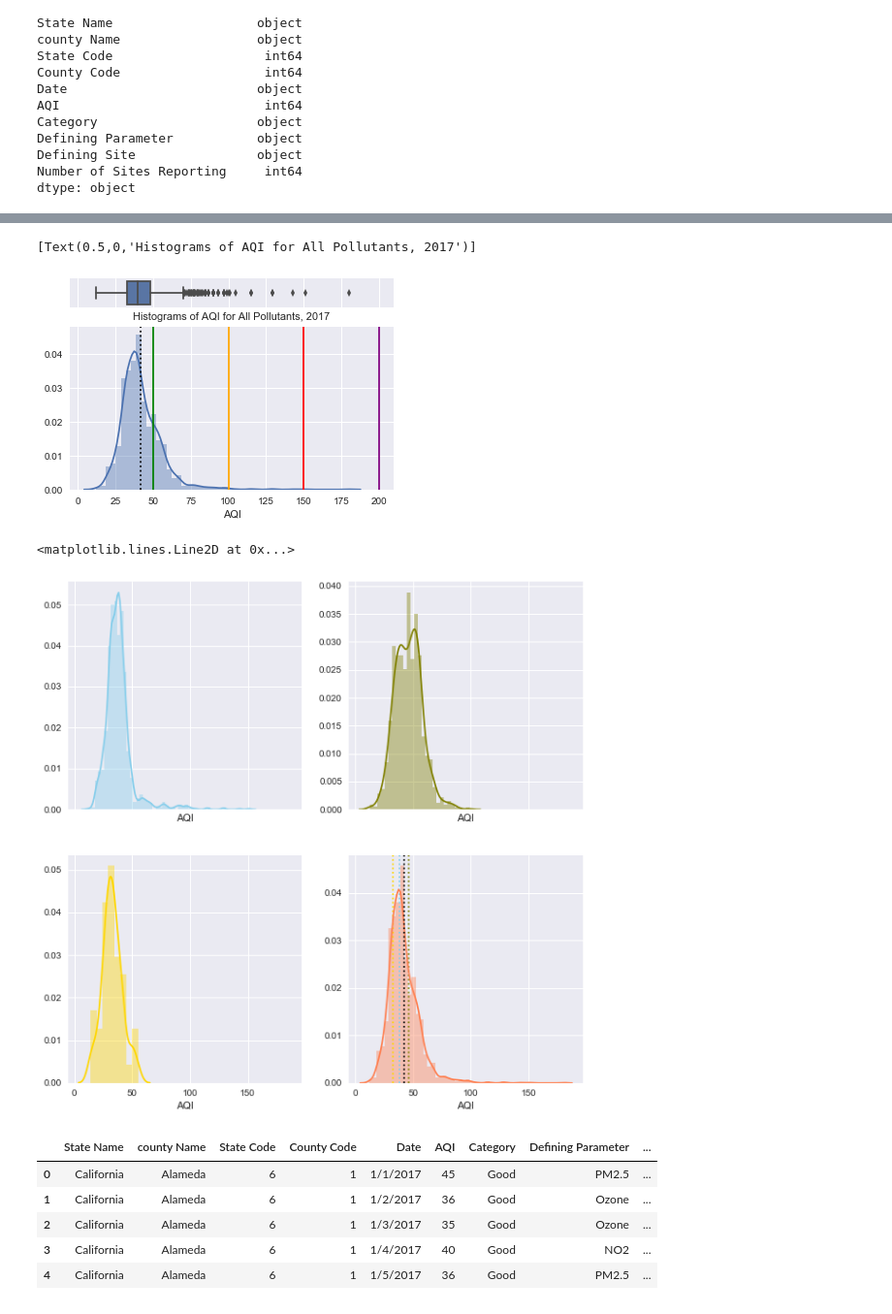
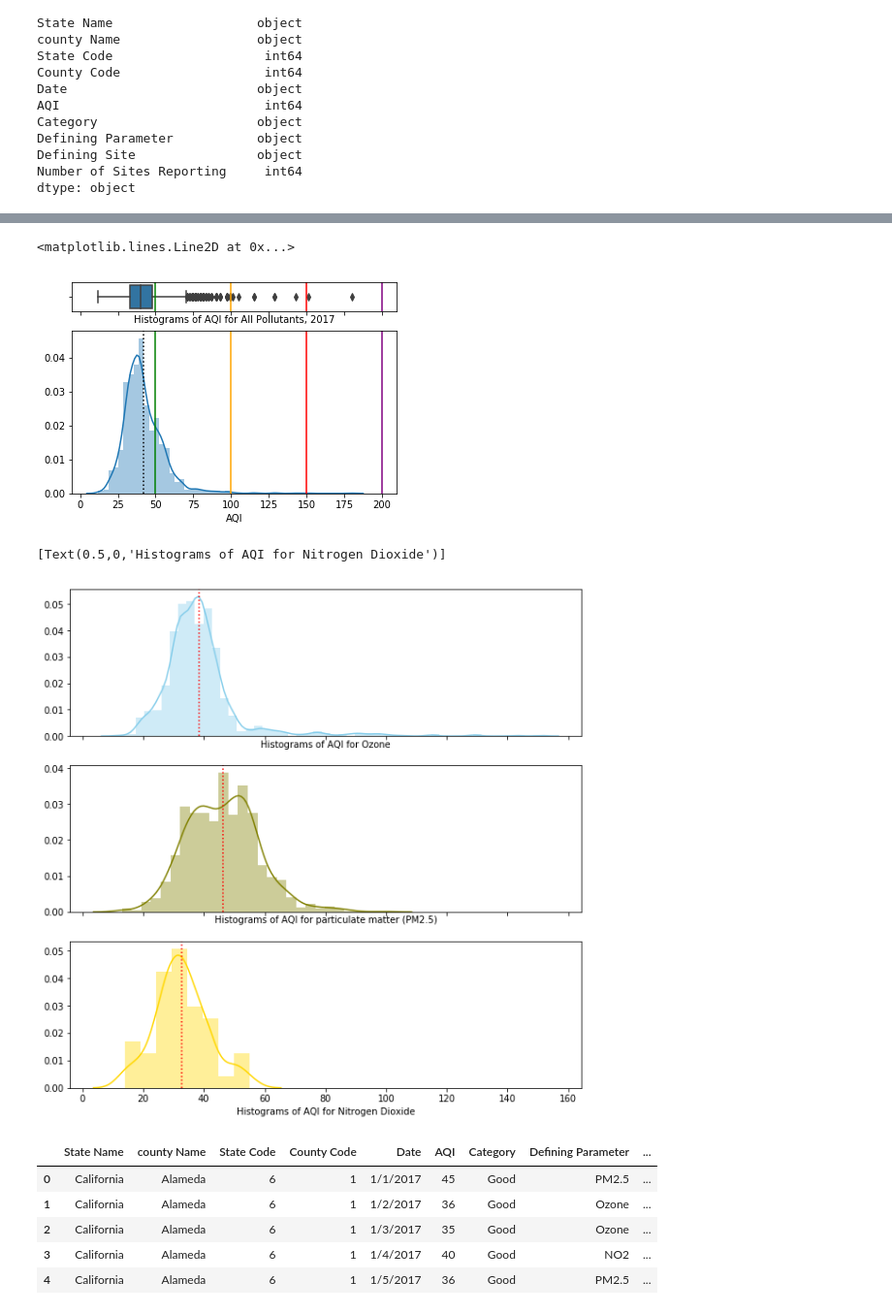
Before and after one commit to HP-Nunes/airQualityInTheBayArea_October2017, a Jupyter notebook: Hadrien_Brainstorming/Tests.ipynb, the cells around one changed output, grey strips where cells are left out. Shown at 97% size. Drawn from its saved outputs; the diff is of its cells as text; code cells hidden in the pictures.

```diff
--- a/Hadrien_Brainstorming/Tests.ipynb
+++ b/Hadrien_Brainstorming/Tests.ipynb
@@ -76,40 +76,50 @@ plt.axvline(200, color='purple')
 
 # Remove x axis name for the boxplot
 ax_box.set(xlabel='Histograms of AQI for All Pollutants, 2017')
+ax_box.axvline(50, color='g')
+ax_box.axvline(100, color='orange')
+ax_box.axvline(150, color='r')
+ax_box.axvline(200, color='purple')
 # %% [output]
-[Text(0.5,0,'Histograms of AQI for All Pollutants, 2017')]
+<matplotlib.lines.Line2D at 0x...>
-[figure, old version]
+[figure, new version]
 # %%
 # source : https://python-graph-gallery.com/25-histogram-with-several-variables-seaborn/
 
 #Mean AQIs per pollutants
 
 m_Oz=SFB_data[SFB_data["Defining Parameter"] == 'Ozone'].AQI.mean()
 m_Pm25=SFB_data[SFB_data["Defining Parameter"] == 'PM2.5'].AQI.mean()
 m_NO2=SFB_data[SFB_data["Defining Parameter"] == 'NO2'].AQI.mean()
 
 # sns.distplot(SFB_data.AQI) #Hist for all AQIs
 
-f, axes = plt.subplots(2, 2, figsize=(10, 10), sharex=True)
-sns.distplot( SFB_data[SFB_data["Defining Parameter"] == 'Ozone'].AQI , color="skyblue", ax=axes[0,0],label = "Ozone")
-plt.axvline(m_Oz, linestyle="dotted",color='skyblue')
+f, axes = plt.subplots(3, 1, figsize=(10, 10), sharex=True)
+sns.distplot( SFB_data[SFB_data["Defining Parameter"] == 'Ozone'].AQI ,
+             color="skyblue", ax=axes[0],label = "Ozone")
+axes[0].axvline(m_Oz, linestyle="dotted",color='r')
+axes[0].set(xlabel='Histograms of AQI for Ozone')
 
-sns.distplot( SFB_data[SFB_data["Defining Parameter"] == 'PM2.5'].AQI , color="olive", ax=axes[0, 1],label = "PM2.5")
-plt.axvline(m_Pm25, linestyle="dotted",color='olive')
+sns.distplot( SFB_data[SFB_data["Defining Parameter"] == 'PM2.5'].AQI ,
+             color="olive", ax=axes[1],label = "PM2.5")
+axes[1].axvline(m_Pm25, linestyle="dotted",color='r')
+axes[1].set(xlabel='Histograms of AQI for particulate matter (PM2.5)')
 
-sns.distplot( SFB_data[SFB_data["Defining Parameter"] == 'NO2'].AQI , color="gold", ax=axes[1, 0],label = "NO2")
-plt.axvline(m_NO2, linestyle="dotted",color='gold')
+sns.distplot( SFB_data[SFB_data["Defining Parameter"] == 'NO2'].AQI ,
+             color="gold", ax=axes[2],label = "NO2")
+axes[2].axvline(m_NO2, linestyle="dotted",color='r')
+axes[2].set(xlabel='Histograms of AQI for Nitrogen Dioxide')
 
-sns.distplot( SFB_data.AQI , color="coral", ax=axes[1, 1],label = "All")
-plt.axvline(Avg_AQI, linestyle="dotted",color='black')
+# sns.distplot( SFB_data.AQI , color="coral", ax=axes[1, 1],label = "All")
+# plt.axvline(Avg_AQI, linestyle="dotted",color='black')
 
 # plt.legend(loc='upper left', bbox_to_anchor=(1,1), ncol=1)
 # sns.plt.legend()
 
 # plt.xlabel("Histogram of Pollutants' AQI")
 # %% [output]
-<matplotlib.lines.Line2D at 0x...>
+[Text(0.5,0,'Histograms of AQI for Nitrogen Dioxide')]
-[figure, old version]
+[figure, new version]
 # %%
 #Binning dates into months
 
```
Also changed, not shown: parts of 7 cells of this notebook, 4 other files.
